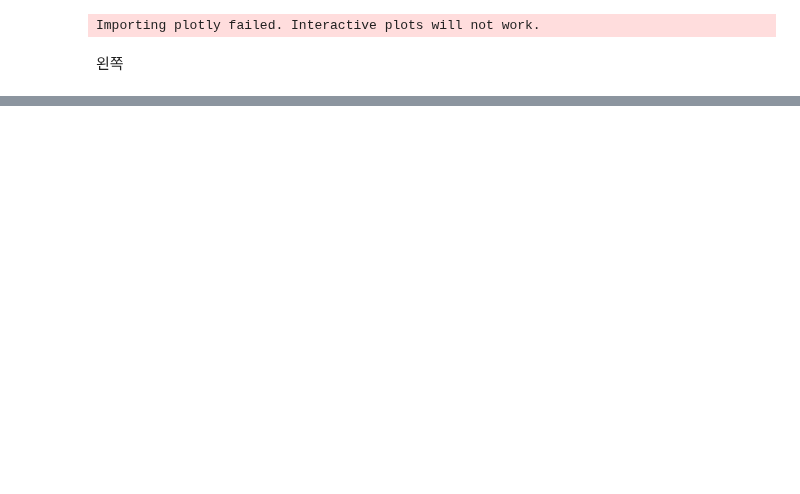
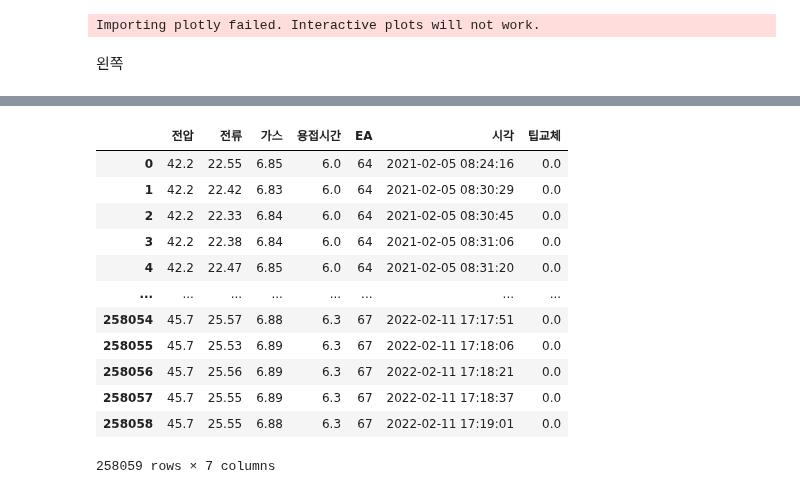
Before and after one commit to AnnJungChan/youngjin_TECH, a Jupyter notebook: MODEL/Machine_learning/prophet.ipynb, the cells around one changed output, grey strips where cells are left out. Drawn from its saved outputs; the diff is of its cells as text; code cells hidden in the pictures; blank space fills up the shorter version.

```diff
--- a/MODEL/Machine_learning/prophet.ipynb
+++ b/MODEL/Machine_learning/prophet.ipynb
@@ -63,0 +184,19 @@ EA.to_csv('EA.csv')
+# %%
+two_left = pd.read_csv("../../PREPROCESSING/very_clean_data/two_left.csv", index_col=0, parse_dates=['시각'], infer_datetime_format=True)
+two_right = pd.read_csv("../../PREPROCESSING/very_clean_data/two_right.csv", index_col=0, parse_dates=['시각'], infer_datetime_format=True)
+# %%
+two_right
+# %% [output]
+|  | 전압 | 전류 | 가스 | 용접시간 | EA | 시각 | 팁교체 |
+| 0 | 42.2 | 22.55 | 6.85 | 6.0 | 64 | 2021-02-05 08:24:16 | 0.0 |
+| 1 | 42.2 | 22.42 | 6.83 | 6.0 | 64 | 2021-02-05 08:30:29 | 0.0 |
+| 2 | 42.2 | 22.33 | 6.84 | 6.0 | 64 | 2021-02-05 08:30:45 | 0.0 |
+| 3 | 42.2 | 22.38 | 6.84 | 6.0 | 64 | 2021-02-05 08:31:06 | 0.0 |
+| 4 | 42.2 | 22.47 | 6.85 | 6.0 | 64 | 2021-02-05 08:31:20 | 0.0 |
+| ... | ... | ... | ... | ... | ... | ... | ... |
+| 258054 | 45.7 | 25.57 | 6.88 | 6.3 | 67 | 2022-02-11 17:17:51 | 0.0 |
+| 258055 | 45.7 | 25.53 | 6.89 | 6.3 | 67 | 2022-02-11 17:18:06 | 0.0 |
+| 258056 | 45.7 | 25.56 | 6.89 | 6.3 | 67 | 2022-02-11 17:18:21 | 0.0 |
+| 258057 | 45.7 | 25.55 | 6.89 | 6.3 | 67 | 2022-02-11 17:18:37 | 0.0 |
+| 258058 | 45.7 | 25.55 | 6.88 | 6.3 | 67 | 2022-02-11 17:19:01 | 0.0 |
+258059 rows × 7 columns
```
Also changed, not shown: parts of 11 cells of this notebook, 6 other files.
